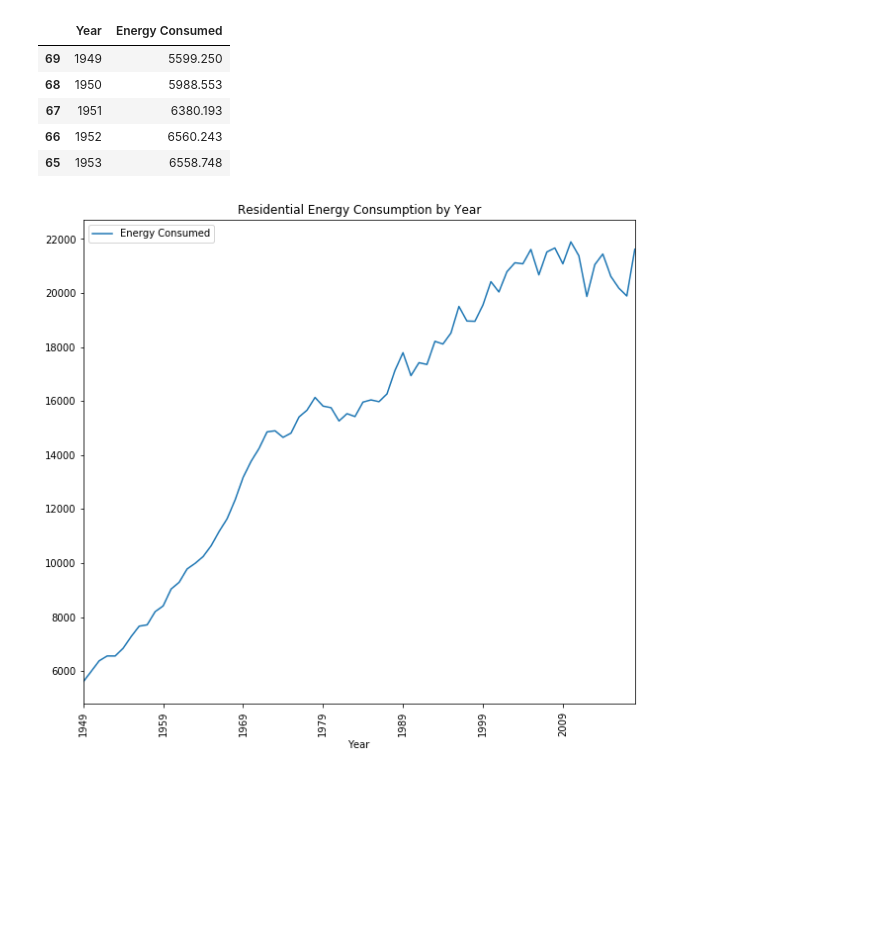
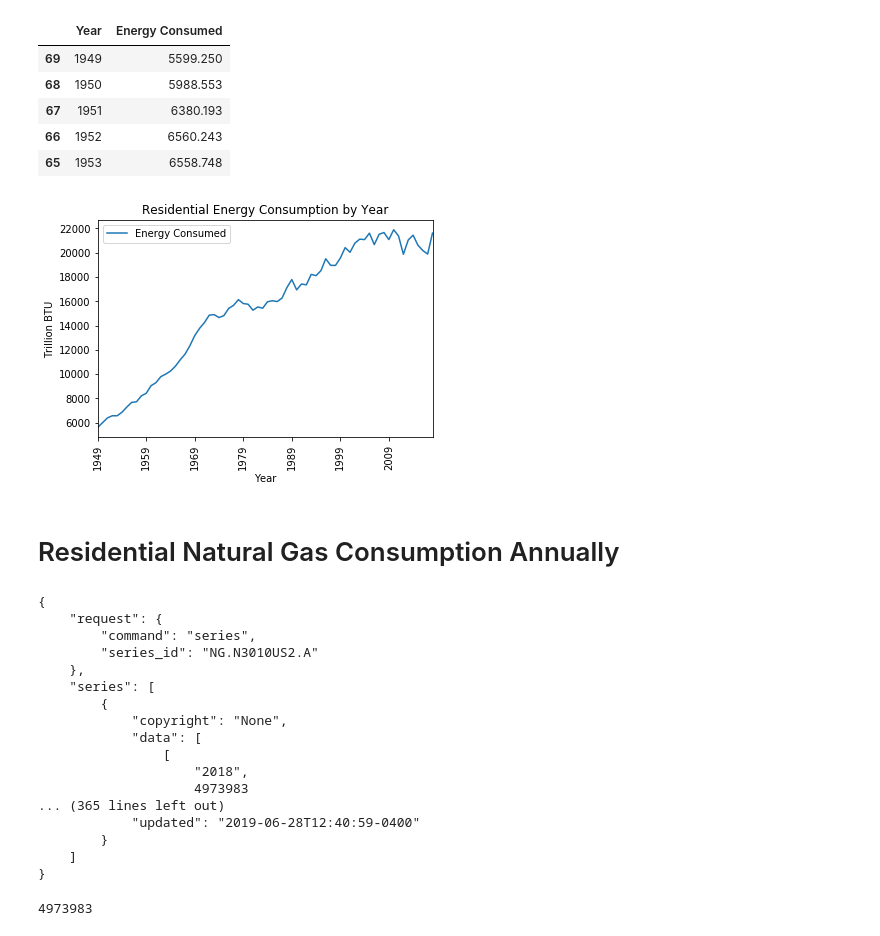
Before and after one commit to david-kishi/US_Energy_Consumption_Analysis, a Jupyter notebook: question_2.ipynb, the cells around one changed output. Cells and saved outputs as stored; diff of their text form; code cells hidden in the pictures; blank space fills up the shorter version.

Commit message:
2 graphs data done

```diff
--- a/question_2.ipynb
+++ b/question_2.ipynb
@@ -111,9 +112,13 @@ sorted_data.head()
 | 66 | 1952 | 6560.243 |
 | 65 | 1953 | 6558.748 |
 # %%
-graph = sorted_data.plot(kind='line', figsize=(10,9), x='Year',
+graph = sorted_data.plot(kind='line', figsize=(6,4), x='Year',
                          sort_columns=True, title='Residential Energy Consumption by Year')
 plt.xticks(rotation=90)
+plt.ylabel('Trillion BTU')
+plt.xlabel('Year')
 plt.show()
 # %% [output]
-[figure, old version]
+[figure, new version]
+# %% [markdown]
+# Residential Natural Gas Consumption Annually
@@ -119,0 +129,31 @@ plt.show()
+# %%
+response_resident_naturalgas = requests.get(url + api_key + resident_naturalgas).json()
+print(json.dumps(response_resident_naturalgas, indent=4, sort_keys=True))
+# %% [output]
+{
+    "request": {
+        "command": "series",
+        "series_id": "NG.N3010US2.A"
+    },
+    "series": [
+        {
+            "copyright": "None",
+            "data": [
+                [
+                    "2018",
+                    4973983
+... (365 lines left out)
+            "updated": "2019-06-28T12:40:59-0400"
+        }
+    ]
+}
+# %%
+response_naturalgas_data = response_resident_naturalgas['series']
+data_list_naturalgas = []
+
+for item in response_naturalgas_data:
+    data_list_naturalgas.append(item['data'])
+
+data_list_naturalgas[0][0][1]
+# %% [output]
+4973983
```
Also changed, not shown: parts of 5 cells of this notebook.
